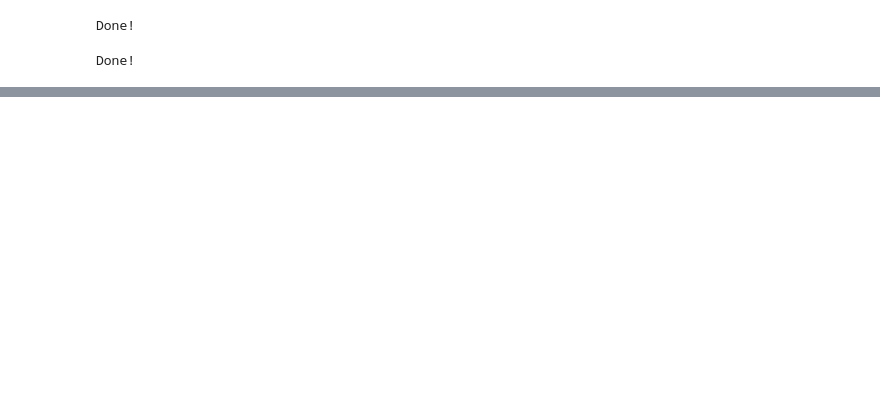
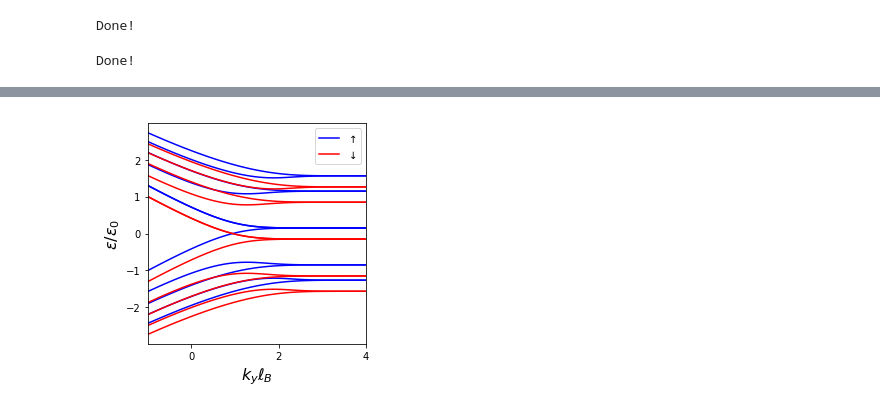
Before and after one commit to hassan-shap/CAR, a Jupyter notebook: Dirac_KKp_particle_bands.ipynb, the cells around one changed output, grey strips where cells are left out. Cells and saved outputs as stored; diff of their text form; code cells hidden in the pictures; blank space fills up the shorter version.

```diff
--- a/Dirac_KKp_particle_bands.ipynb
+++ b/Dirac_KKp_particle_bands.ipynb
@@ -92,7 +92,7 @@ mu_n=nu*hwc_d #10*meV
 ky2_sw=np.linspace(-1,4,50)/lB_d
 
 
-Ls_d=0*lB_d
+Ls_d=8*lB_d
 Lx_d=12*lB_d
 Nx=200
 kx=2*pi*np.arange(Nx)/(2*Lx_d+Ls_d)-pi*Nx/(2*Lx_d+Ls_d)
@@ -189,0 +193,22 @@ plt.show()
+# %%
+# Zeeman energy
+gn=0.15
+plt.figure(figsize=(4,4))
+plt.plot(ky2_sw*lB_d,En_d[Nx,:].T/hwc_d+gn,'b',label=r'$\uparrow$')
+plt.plot(ky2_sw*lB_d,En_d[Nx,:].T/hwc_d-gn,'r',label=r'$\downarrow$')
+plt.plot(ky2_sw*lB_d,En_d[Nx-5:Nx+5:].T/hwc_d+gn,'b')
+plt.plot(ky2_sw*lB_d,En_d[Nx-5:Nx+5:].T/hwc_d-gn,'r')
+plt.legend()
+fsize=16
+plt.ylabel(r"$\varepsilon/\varepsilon_0$",fontsize = fsize)
+plt.xlabel(r"$k_y \ell_B$",fontsize = fsize)
+plt.ylim(-3,3)
+plt.xlim(-1,4)
+plt.xticks([0,2,4])
+plt.yticks(np.arange(-2,2.1,1))
+# plt.grid()
+plt.tight_layout()
+plt.savefig('figs/armchair_edge_Zeeman.pdf')
+plt.show()
+# %% [output]
+[figure, added]
```
Also changed, not shown: parts of 1 cell of this notebook, 5 other files.
